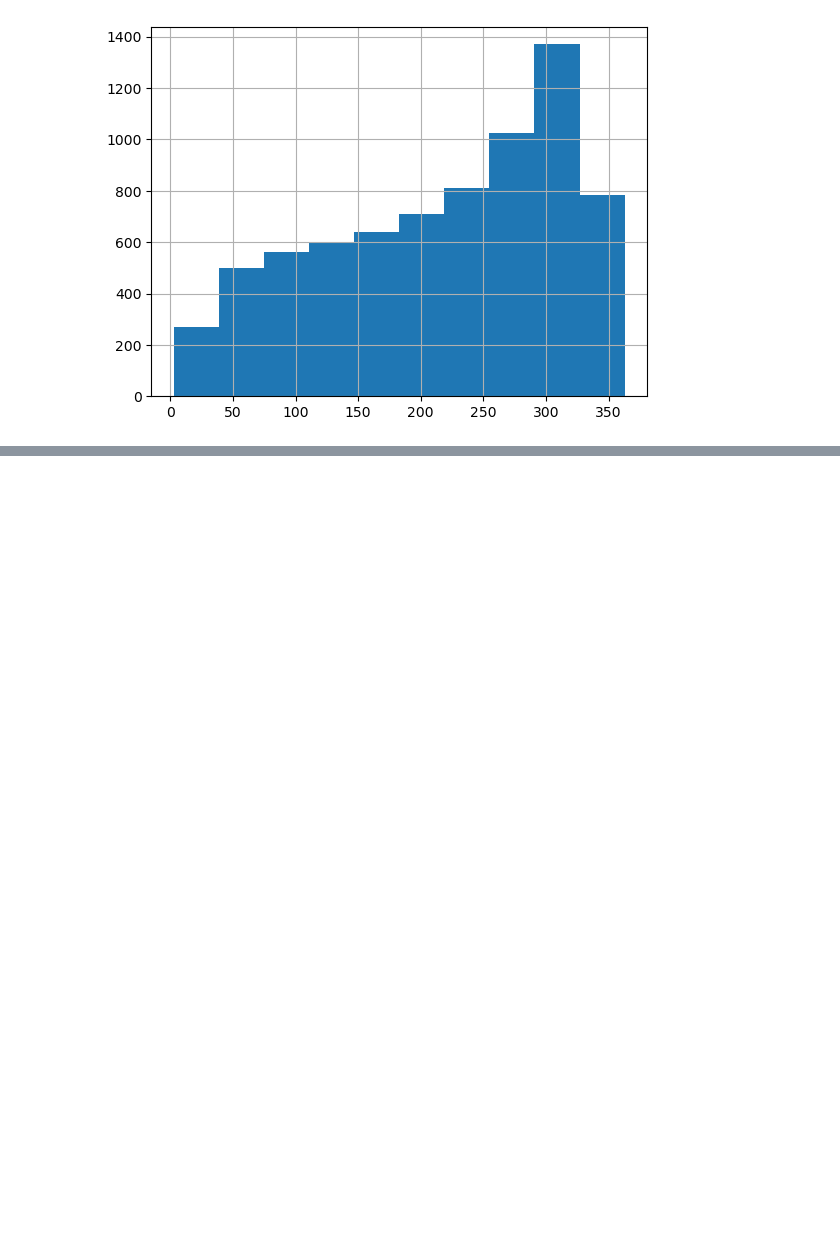
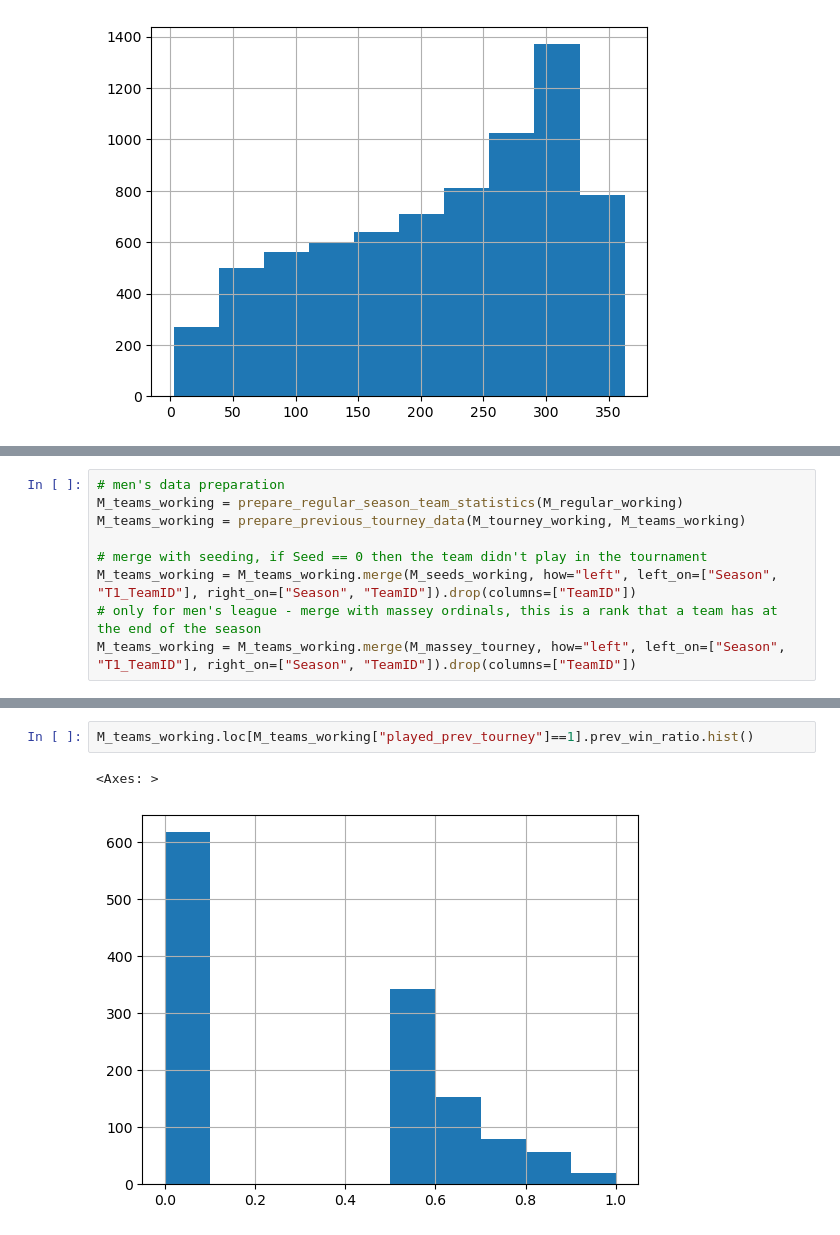
Before and after one commit to skowronskid/March-Machine-Learning-Mania-2023, a Jupyter notebook: main.ipynb, the cells around one changed output, grey strips where cells are left out. Saved outputs shown, nothing was run; the diff lists cells and outputs as text; blank space fills up the shorter version.

```diff
--- a/main.ipynb
+++ b/main.ipynb
@@ -273,0 +385,9 @@ M_massey_tourney["OrdinalRank"].hist()
+# %%
+# men's data preparation
+M_teams_working = prepare_regular_season_team_statistics(M_regular_working)
+M_teams_working = prepare_previous_tourney_data(M_tourney_working, M_teams_working)
+
+# merge with seeding, if Seed == 0 then the team didn't play in the tournament
+M_teams_working = M_teams_working.merge(M_seeds_working, how="left", left_on=["Season", "T1_TeamID"], right_on=["Season", "TeamID"]).drop(columns=["TeamID"])
+# only for men's league - merge with massey ordinals, this is a rank that a team has at the end of the season
+M_teams_working = M_teams_working.merge(M_massey_tourney, how="left", left_on=["Season", "T1_TeamID"], right_on=["Season", "TeamID"]).drop(columns=["TeamID"])
@@ -273,0 +406,5 @@ M_massey_tourney["OrdinalRank"].hist()
+# %%
+M_teams_working.loc[M_teams_working["played_prev_tourney"]==1].prev_win_ratio.hist()
+# %% [output]
+<Axes: >
+[figure, added]
```
Also changed, not shown: parts of 25 cells of this notebook, 3 other files.
